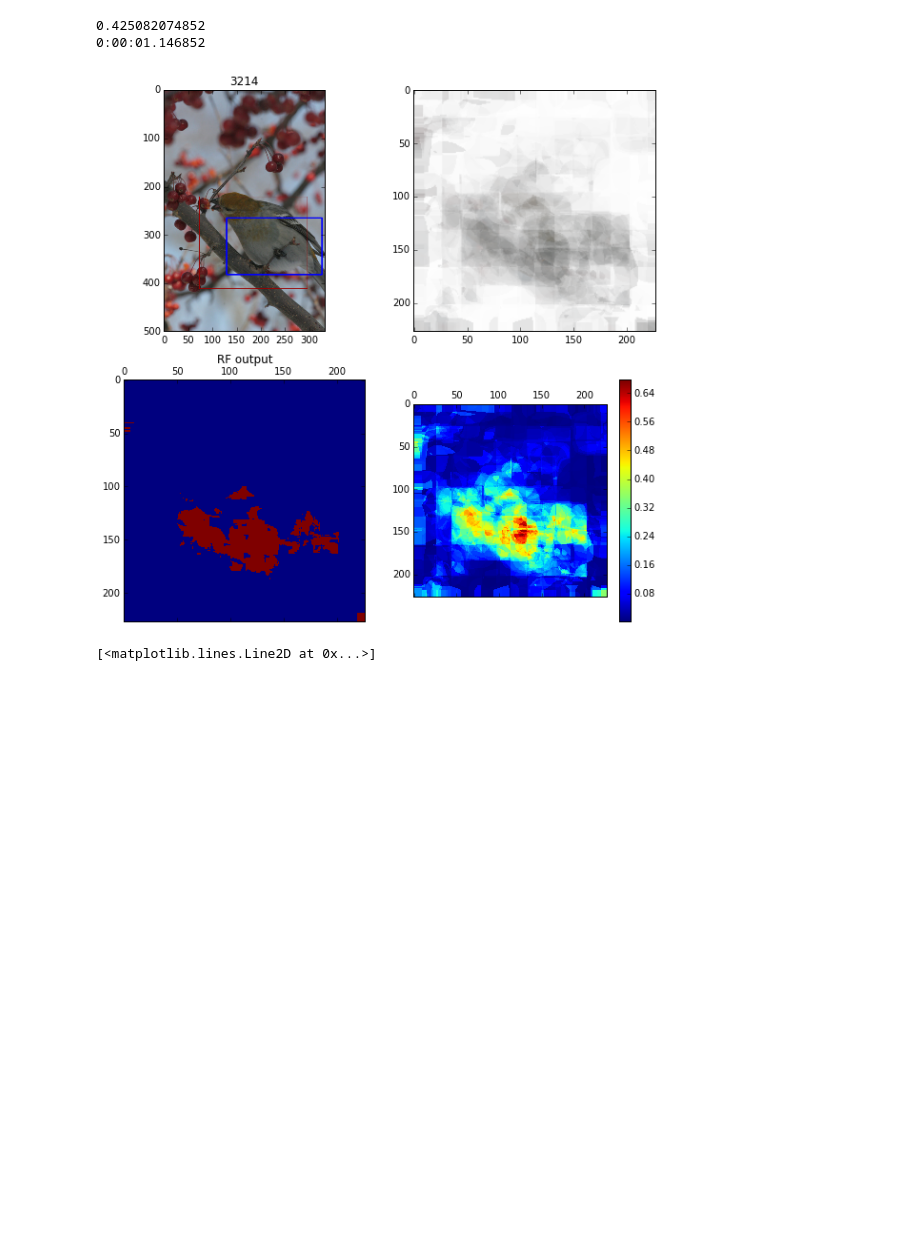
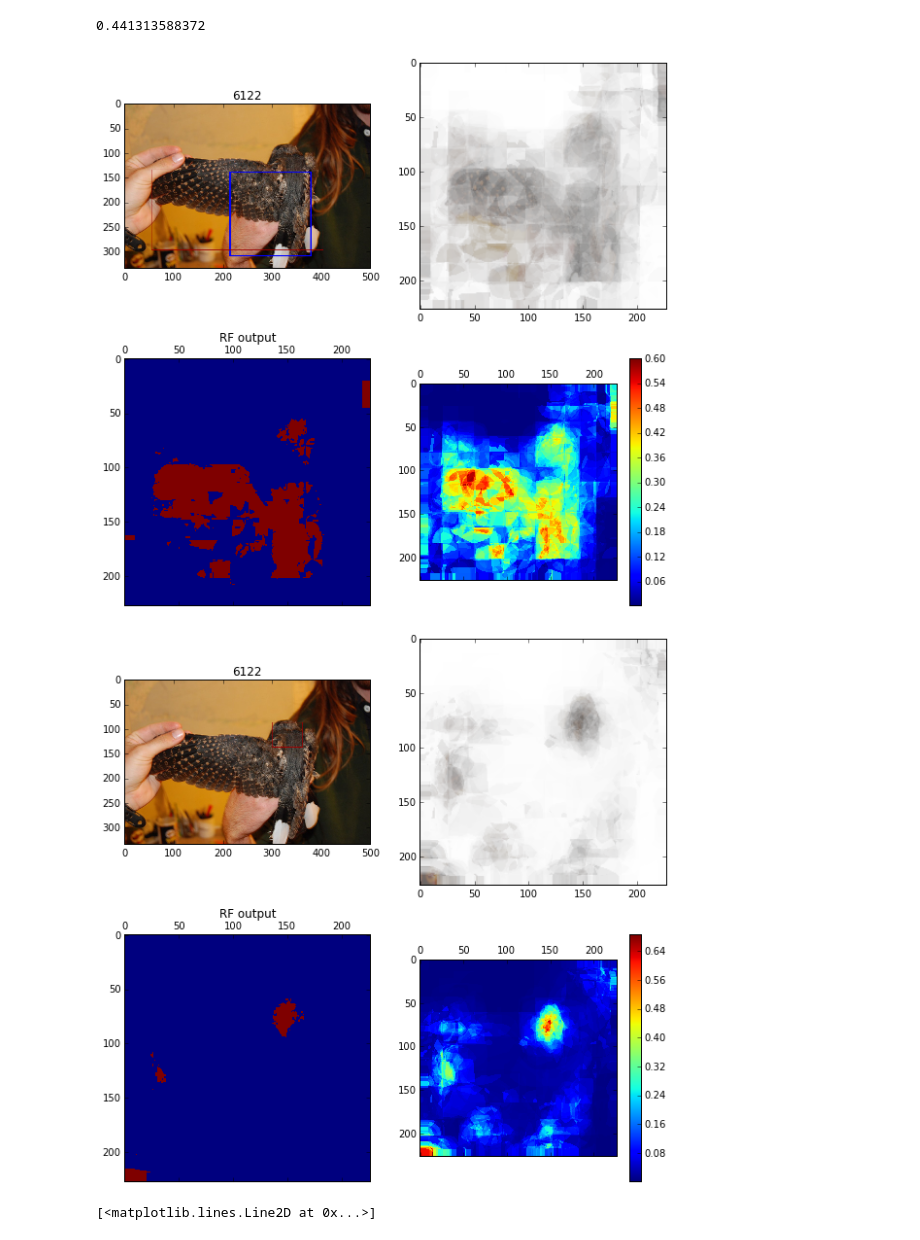
Before and after one commit to yassersouri/omgh, a Jupyter notebook: notebooks/Part Evaluation.ipynb, the cells around one changed output. Drawn from its saved outputs; the diff is of its cells as text; code cells hidden in the pictures; blank space fills up the shorter version.

```diff
--- a/notebooks/Part Evaluation.ipynb
+++ b/notebooks/Part Evaluation.ipynb
@@ -66,17 +67,15 @@ RFRGb.setup()
 # %%
-tic = dt.now()
-I = 3214
+I = IDtrain[3134]
 RFRGb.vis(I)
+RFRGh.vis(I)
 estimate_rect = RFRGb.generate(I)
 oracle_rect = BRGb.generate(I)
 img = caffe.io.load_image(all_image_infos[I])
 print estimate_rect.evalIOU(oracle_rect, img.shape)
-
-print dt.now() - tic
 # %% [output]
-0.425082074852
-0:00:01.146852
+0.441313588372
-[figure, old version]
+[figure, new version]
+[figure, added]
 # %%
 plt.plot(RFRGb.model_rf.feature_importances_)
 # %% [output]
```
Also changed, not shown: parts of 16 cells of this notebook.
